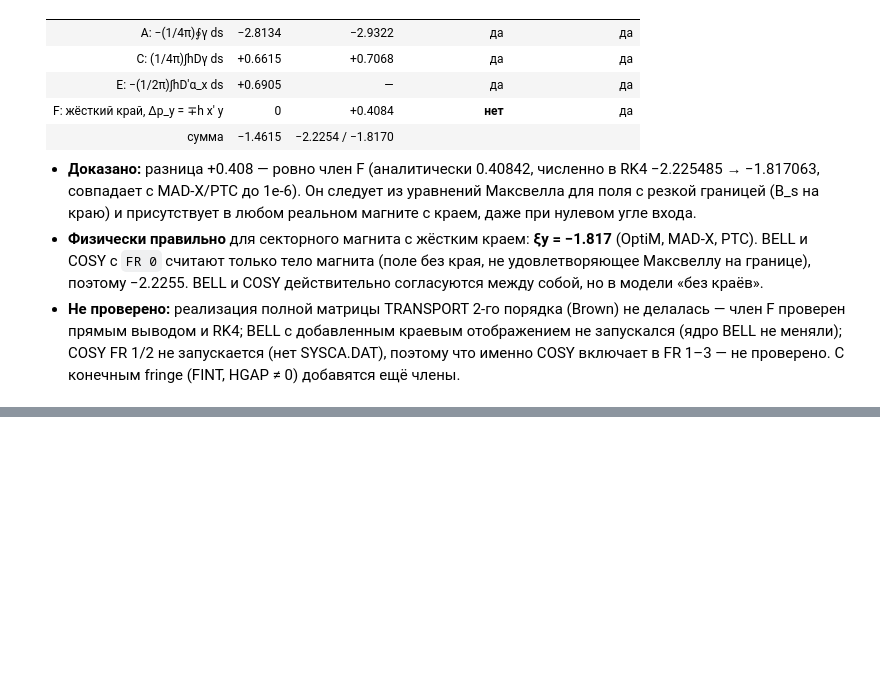
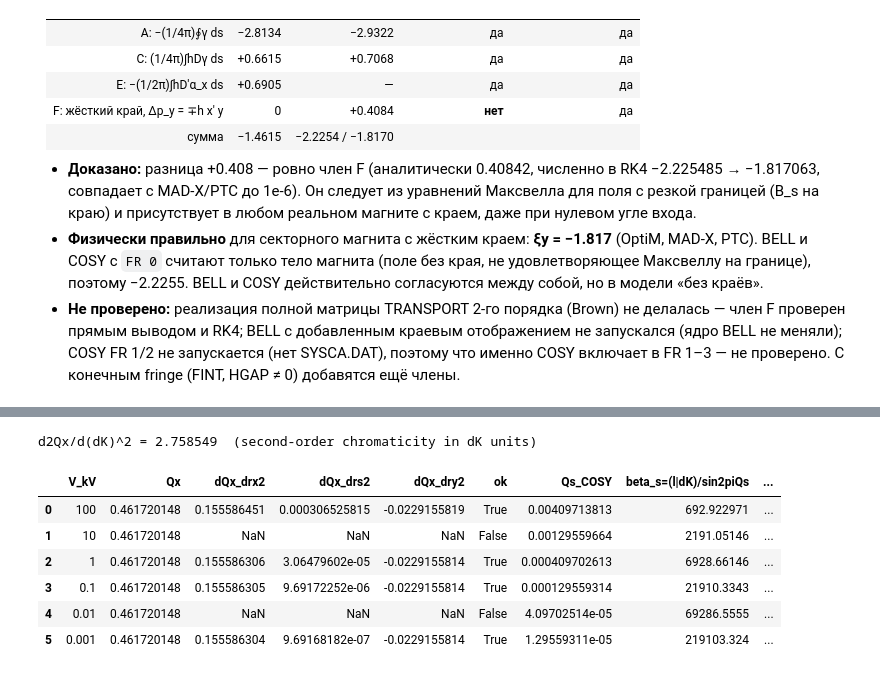
Before and after one commit to sergeybell/SCT_2, a Jupyter notebook: chromaticity/analysis/analysis.ipynb, the cells around one changed output, grey strips where cells are left out. Saved outputs shown, nothing was run; the diff lists cells and outputs as text; code cells hidden in the pictures; blank space fills up the shorter version.

```diff
--- a/chromaticity/analysis/analysis.ipynb
+++ b/chromaticity/analysis/analysis.ipynb
@@ -863,0 +1091,27 @@ EDGE sign +1: Q0 [0.46172015 0.46133732] xi [-1.46153562 -1.81706334]
+# %%
+ts = pd.DataFrame(rr["TS"]); Qs = {100: 0.004097138126850692, 10: 0.001295596640668595, 1: 0.0004097026125950379, 0.1: 0.0001295593139383740, 0.01: 4.097025139526789e-05, 0.001: 1.295593108310074e-05}
+ts["Qs_COSY"] = ts.V_kV.map(Qs)
+# second-order chromaticity d2Qx/ddK2 from the FR0 OV 3 3 0 map (closed orbit, central 2nd difference)
+b = fr_analysis.parse_maps("map_ov330_fr.txt")[0]; F = 1+1/b["g"]
+def Qx_of(d): return fr_analysis.xi_closed_orbit(dict(b), h=1e-9)["Qx"] if d == 0 else None
+maps = b["maps"]
+def T(z, d):
+    v = [z[0], z[1], z[2], z[3], 0.0, d]; return np.array([sum(c*np.prod([v[k]**e[k] for k in range(6)]) for e, c in maps[i].items()) for i in range(4)])
+def Jm(z, d, e=1e-7): return np.array([(T(z+e*np.eye(4)[k], d)-T(z-e*np.eye(4)[k], d))/(2*e) for k in range(4)]).T
+def Qx(d):
+    z = np.zeros(4)
+    for _ in range(40): z = z+np.linalg.solve(np.eye(4)-Jm(z, d), T(z, d)-z)
+    m = Jm(z, d); c = (m[0,0]+m[1,1])/2; return np.arccos(c)/(2*np.pi)
+h = 2e-3; q2 = (Qx(h)-2*Qx(0)+Qx(-h))/h**2
+ts["beta_s=(l|dK)/sin2piQs"] = 17.836/np.sin(2*np.pi*ts.Qs_COSY)
+ts["ratio dQx/dr_s2 : (Q''/2)/beta_s"] = ts.dQx_drs2/(0.5*q2/ts["beta_s=(l|dK)/sin2piQs"])
+print(f"d2Qx/d(dK)^2 = {q2:.6f}  (second-order chromaticity in dK units)"); ts
+# %% [output]
+d2Qx/d(dK)^2 = 2.758549  (second-order chromaticity in dK units)
+|  | V_kV | Qx | dQx_drx2 | dQx_drs2 | dQx_dry2 | ok | Qs_COSY | beta_s=(l|dK)/sin2piQs | ... |
+| 0 | 100 | 0.461720148 | 0.155586451 | 0.000306525815 | -0.0229155819 | True | 0.00409713813 | 692.922971 | ... |
+| 1 | 10 | 0.461720148 | NaN | NaN | NaN | False | 0.00129559664 | 2191.05146 | ... |
+| 2 | 1 | 0.461720148 | 0.155586306 | 3.06479602e-05 | -0.0229155814 | True | 0.000409702613 | 6928.66146 | ... |
+| 3 | 0.1 | 0.461720148 | 0.155586305 | 9.69172252e-06 | -0.0229155814 | True | 0.000129559314 | 21910.3343 | ... |
+| 4 | 0.01 | 0.461720148 | NaN | NaN | NaN | False | 4.09702514e-05 | 69286.5555 | ... |
+| 5 | 0.001 | 0.461720148 | 0.155586304 | 9.69168182e-07 | -0.0229155814 | True | 1.29559311e-05 | 219103.324 | ... |
```
Also changed, not shown: parts of 10 cells of this notebook, 24 other files.
